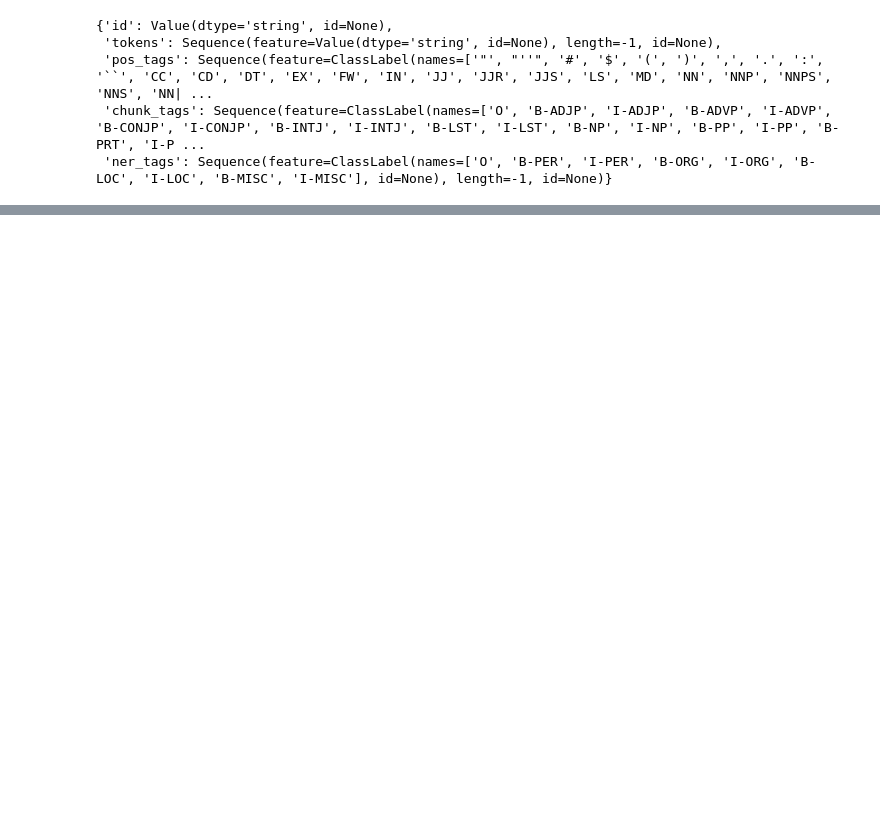
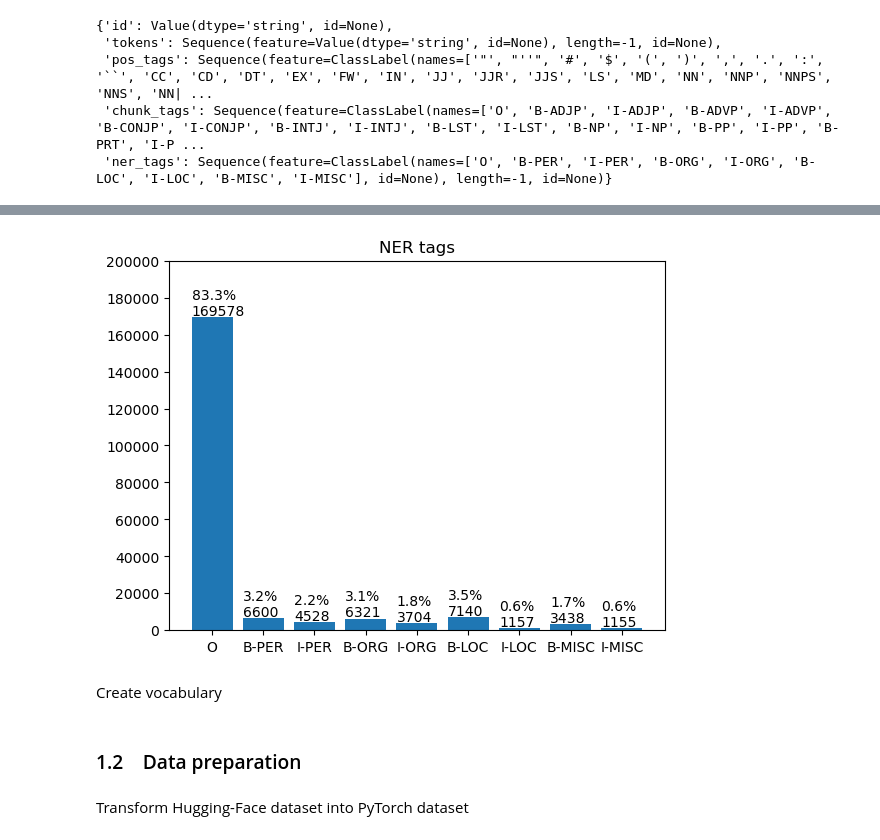
Before and after one commit to OmriGruman/conll2003-ner, a Jupyter notebook: main.ipynb, the cells around one changed output, grey strips where cells are left out. Cells and saved outputs as stored; diff of their text form; code cells hidden in the pictures; blank space fills up the shorter version.

```diff
--- a/main.ipynb
+++ b/main.ipynb
@@ -580,0 +93,6 @@ results
+# %%
+tag_names = conll2003_dataset['train'].features['ner_tags'].feature.names
+tag2id = {tag: i for i, tag in enumerate(tag_names)}
+id2tag = {i: tag for i, tag in enumerate(tag_names)}
+
+tag2id, id2tag
@@ -580,0 +138,18 @@ results
+# %%
+tag_counter = Counter(tags)
+
+bars = plt.bar(tag_counter.keys(), tag_counter.values())
+
+for bar in bars:
+    bar_height = bar.get_height()
+    percent = 100 * bar_height / len(tags)
+    plt.annotate(f"{percent:.1f}%\n{bar_height}", xy=(bar.get_x(), bar_height + 1000))
+
+plt.title(f"NER tags")
+plt.xticks(list(tag_counter.keys()), [id2tag[i] for i in list(tag_counter.keys())])
+plt.yticks(np.arange(0, 200001, 20000))
+plt.show()
+# %% [output]
+[figure, added]
+# %% [markdown]
+Create vocabulary
@@ -580,0 +165,4 @@ results
+# %% [markdown]
+### 1.2 &ensp; Data preparation
+# %% [markdown]
+Transform Hugging-Face dataset into PyTorch dataset
```
Also changed, not shown: parts of 105 cells of this notebook, 1 other file.
